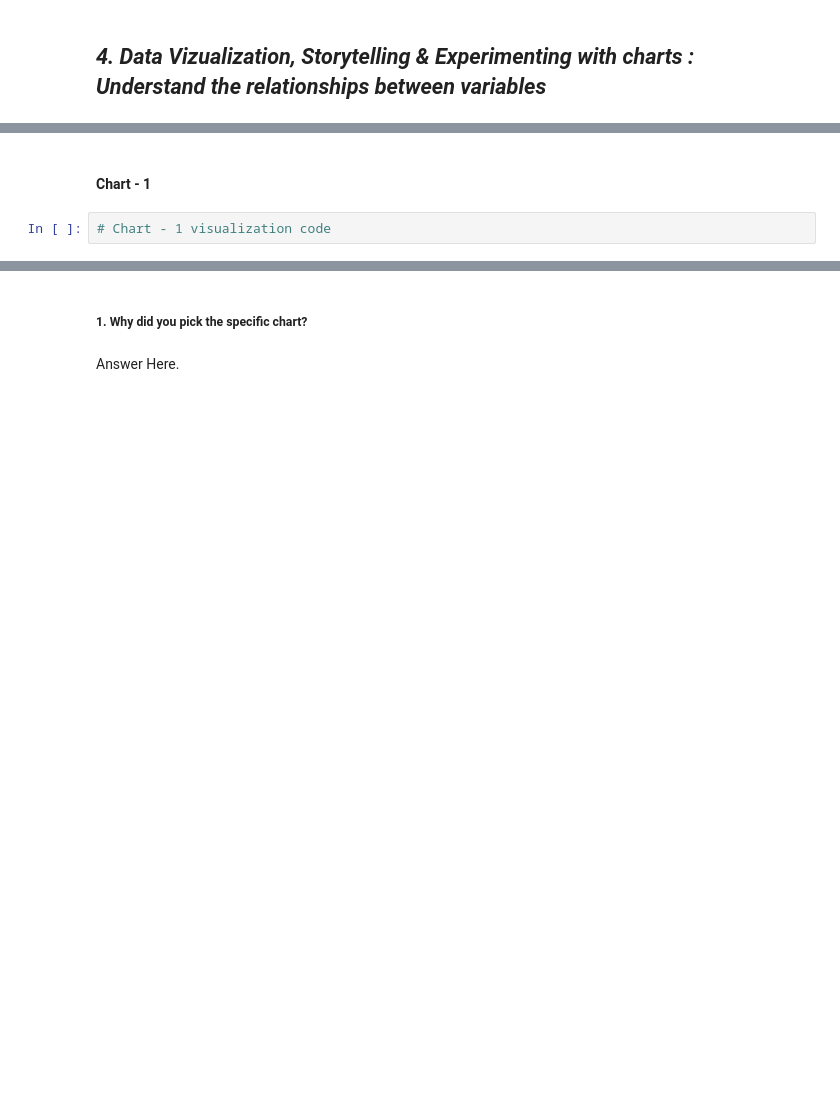
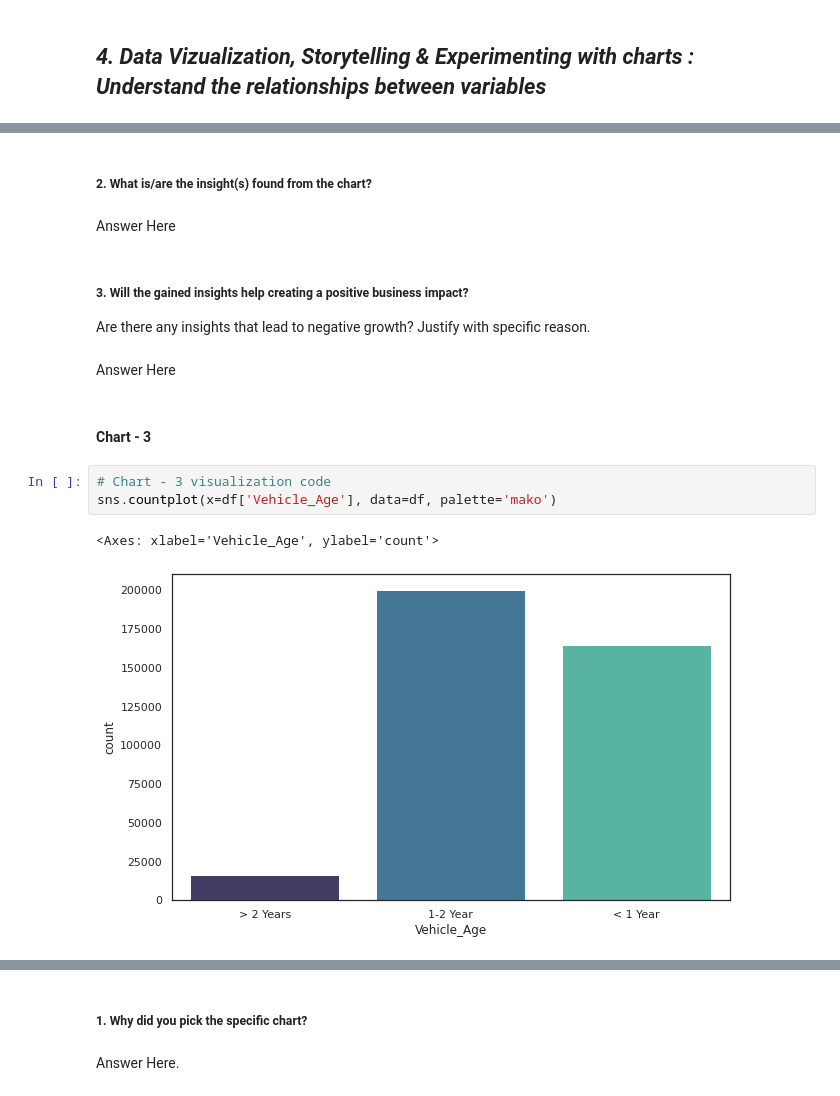
Before and after one commit to mohith-ds8/Health-Insurance-Cross-Sell-Prediction, a Jupyter notebook: Health_Insurance_Cross_Sell_Prediciotn.ipynb, the cells around one changed output, grey strips where cells are left out. Drawn from its saved outputs; the diff is of its cells as text; blank space fills up the shorter version.

```diff
--- a/Health_Insurance_Cross_Sell_Prediciotn.ipynb
+++ b/Health_Insurance_Cross_Sell_Prediciotn.ipynb
@@ -313,4 +367,17 @@ categorical_features.head()
+# %% [markdown]
+##### 2. What is/are the insight(s) found from the chart?
+# %% [markdown]
+Answer Here
+# %% [markdown]
+##### 3. Will the gained insights help creating a positive business impact?
+Are there any insights that lead to negative growth? Justify with specific reason.
+# %% [markdown]
+Answer Here
 # %% [markdown]
-#### Chart - 1
+#### Chart - 3
-# %%
-# Chart - 1 visualization code
+# %%
+# Chart - 3 visualization code
+sns.countplot(x=df['Vehicle_Age'], data=df, palette='mako')
+# %% [output]
+<Axes: xlabel='Vehicle_Age', ylabel='count'>
+[figure, added]
```
Also changed, not shown: parts of 196 cells of this notebook.
